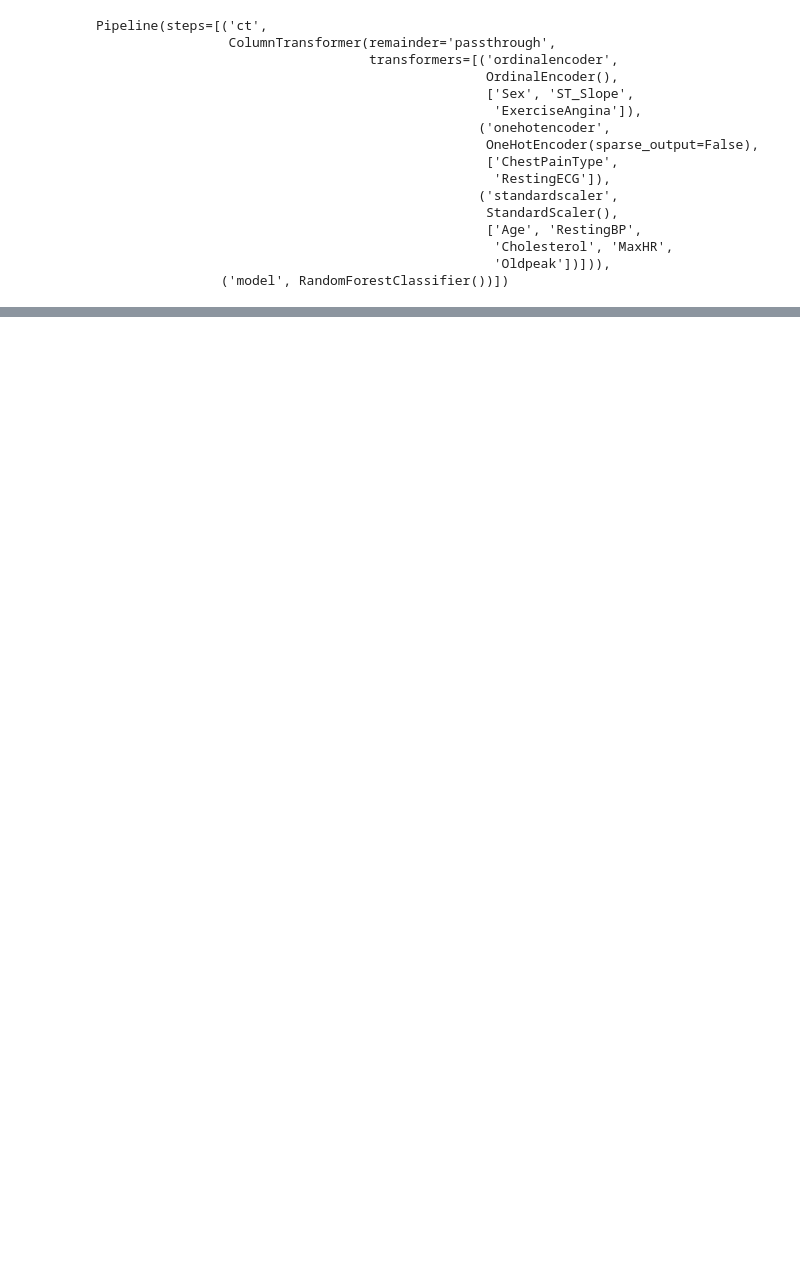
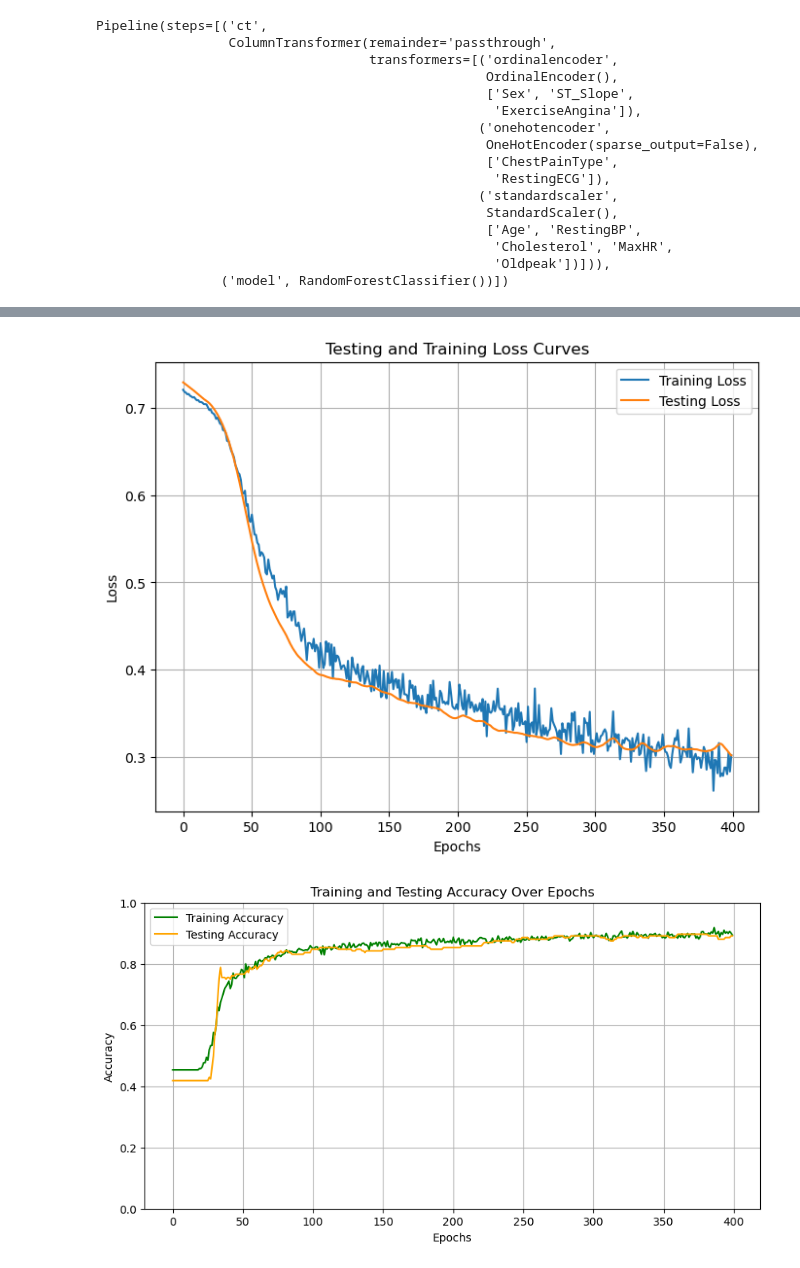
Before and after one commit to virvihuta/healthcare, a Jupyter notebook: heart_failure.ipynb, the cells around one changed output, grey strips where cells are left out. Saved outputs shown, nothing was run; the diff lists cells and outputs as text; code cells hidden in the pictures; blank space fills up the shorter version.

```diff
--- a/heart_failure.ipynb
+++ b/heart_failure.ipynb
@@ -301,0 +440,3 @@ import torch
+# %%
+criterion = nn.BCELoss()
+criterion
@@ -301,0 +445,3 @@ import torch
+# %%
+optimizer = torch.optim.Adam(params = nn_model_0.parameters(), lr = 0.001)
+optimizer
@@ -301,0 +462,14 @@ import torch
+# %%
+def plot_loss_curves(epoch_count, loss_values, test_loss_values):
+    train_loss = np.array(torch.tensor(loss_values).numpy())
+    test_loss = np.array(torch.tensor(test_loss_values).numpy())
+
+    plt.figure(figsize=(8, 6))
+    plt.plot(epoch_count, train_loss, label='Training Loss')
+    plt.plot(epoch_count, test_loss, label='Testing Loss')
+    plt.title('Testing and Training Loss Curves')
+    plt.ylabel('Loss')
+    plt.xlabel('Epochs')
+    plt.legend()
+    plt.grid(True)
+    plt.show()
@@ -301,0 +498,37 @@ import torch
+# %%
+torch.manual_seed(42)
+torch.mps.manual_seed(42)
+
+epoch_count, loss_values, test_loss_values = [], [], []
+train_accuracy_values, test_accuracy_values = [], []
+
+epochs = 400
+
+for epoch in range(epochs):
+    nn_model_0.train()
+    y_pred_nn = nn_model_0(X_train)
+    loss = criterion(y_pred_nn, y_train)
+    acc = accuracy(y_train, y_pred_nn)
+    optimizer.zero_grad()
+    loss.backward()
+    optimizer.step()
+
+    nn_model_0.eval()
+    with torch.inference_mode():
+        y_pred_nn_test = nn_model_0(X_test)
+        loss_test = criterion(y_pred_nn_test, y_test)
+        acc_test = accuracy(y_test, y_pred_nn_test)
+
+        epoch_count.append(epoch)
+        loss_values.append(loss.item())
+        test_loss_values.append(loss_test.item())
+        train_accuracy_values.append(acc)
+        test_accuracy_values.append(acc_test)
+
+
+    if epoch % 20 == 0:
+        print(f'Epoch: {epoch} | Loss: {loss:.4f} | Testing Loss: {loss_test:.4f} | Accuracy: {acc:.2f} | Testing Accuracy: {acc_test:.2f}')
+
+plot_loss_curves(epoch_count, loss_values, test_loss_values)
+plot_accuracy(epoch_count, train_accuracy_values, test_accuracy_values)
+# %% [output]
@@ -301,0 +555,2 @@ import torch
+[figure, added]
+[figure, added]
```
Also changed, not shown: parts of 39 cells of this notebook, 1 other file.
